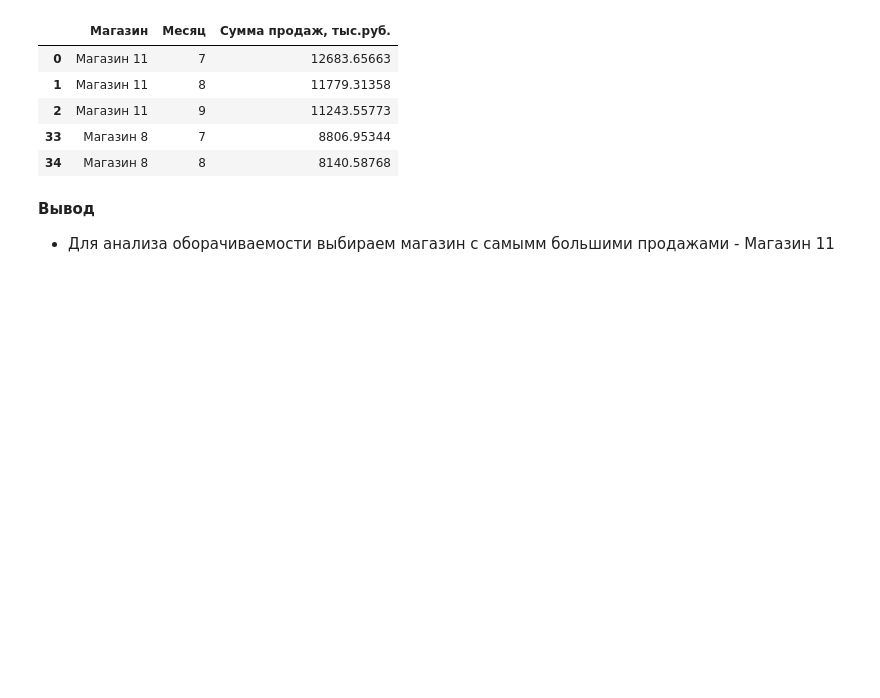
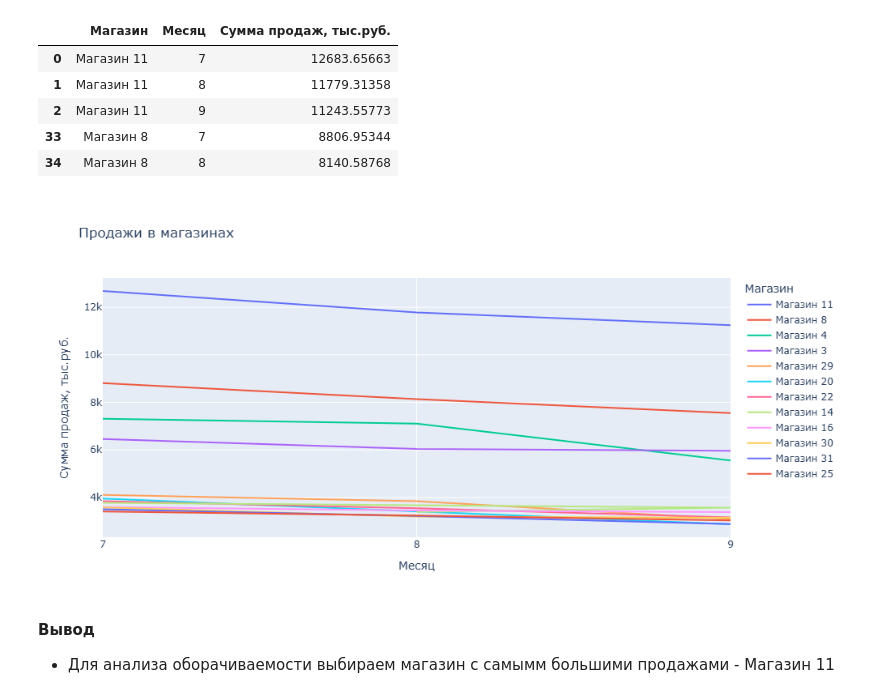
Before and after one commit to tatarus/my_portfolio, a Jupyter notebook: analiz_oborachivaemosti.ipynb, the cells around one changed output. Saved outputs shown, nothing was run; the diff lists cells and outputs as text; code cells hidden in the pictures; blank space fills up the shorter version.

```diff
--- a/analiz_oborachivaemosti.ipynb
+++ b/analiz_oborachivaemosti.ipynb
@@ -31,15 +33,17 @@ df.head()
 # %%
 ### Анализ Магазинов
 gr_magaz=df.groupby(['Магазин', 'Месяц'], as_index=False).agg({'Сумма продаж, тыс.руб.':'sum'}).sort_values('Сумма продаж, тыс.руб.', ascending=False)
 display(gr_magaz.nlargest(5, 'Сумма продаж, тыс.руб.'))
-px.line(gr_magaz.astype({'Месяц':str}), x='Месяц', y='Сумма продаж, тыс.руб.', color='Магазин', title='Продажи в магазинах',width=1000)
+f=px.line(gr_magaz.astype({'Месяц':str}), x='Месяц', y='Сумма продаж, тыс.руб.', color='Магазин', title='Продажи в магазинах')
+f.show('png', width=1000)
 # %% [output]
 |  | Магазин | Месяц | Сумма продаж, тыс.руб. |
 | 0 | Магазин 11 | 7 | 12683.65663 |
 | 1 | Магазин 11 | 8 | 11779.31358 |
 | 2 | Магазин 11 | 9 | 11243.55773 |
 | 33 | Магазин 8 | 7 | 8806.95344 |
 | 34 | Магазин 8 | 8 | 8140.58768 |
+[figure, added]
 # %% [markdown]
 **Вывод**
 + Для анализа оборачиваемости выбираем магазин с самымм большими продажами - Магазин 11
```
Also changed, not shown: parts of 3 cells of this notebook.
